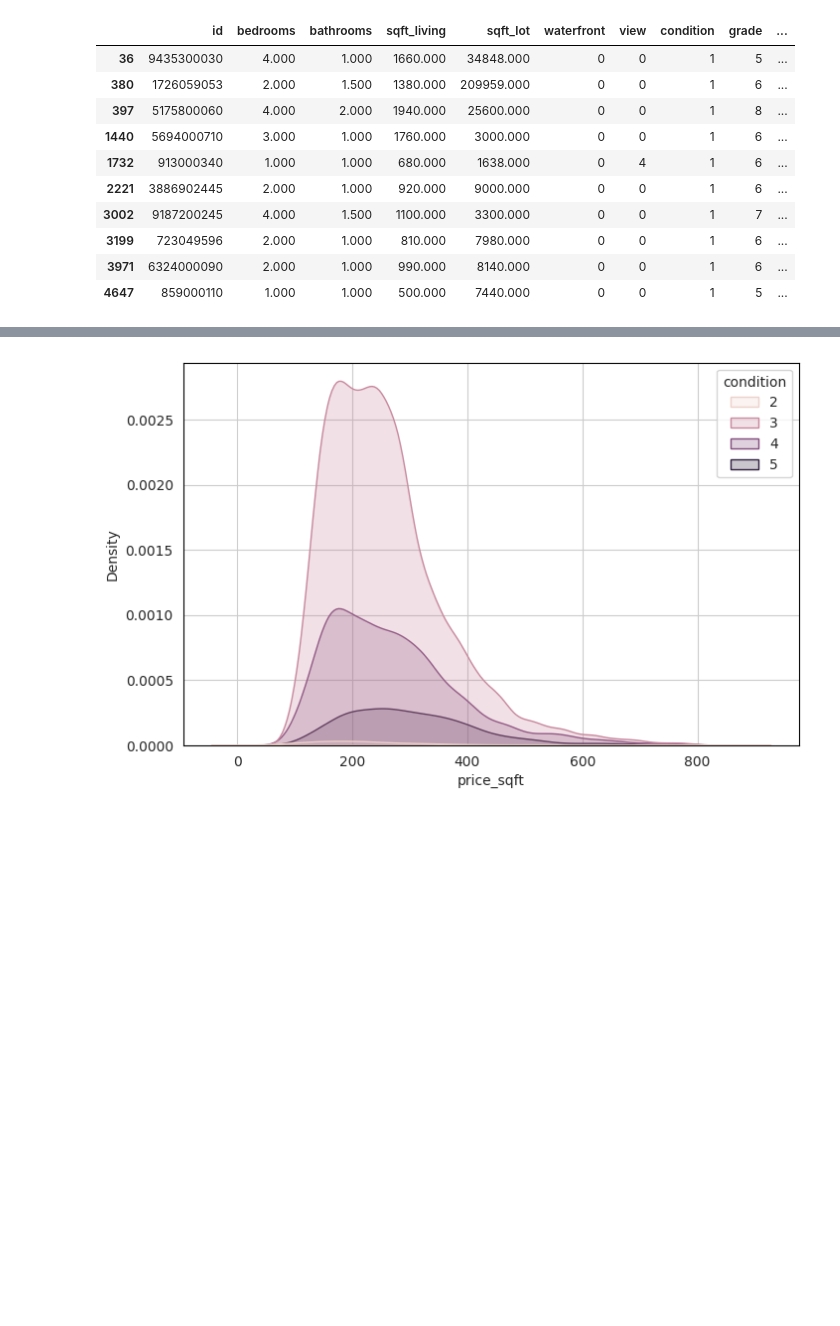
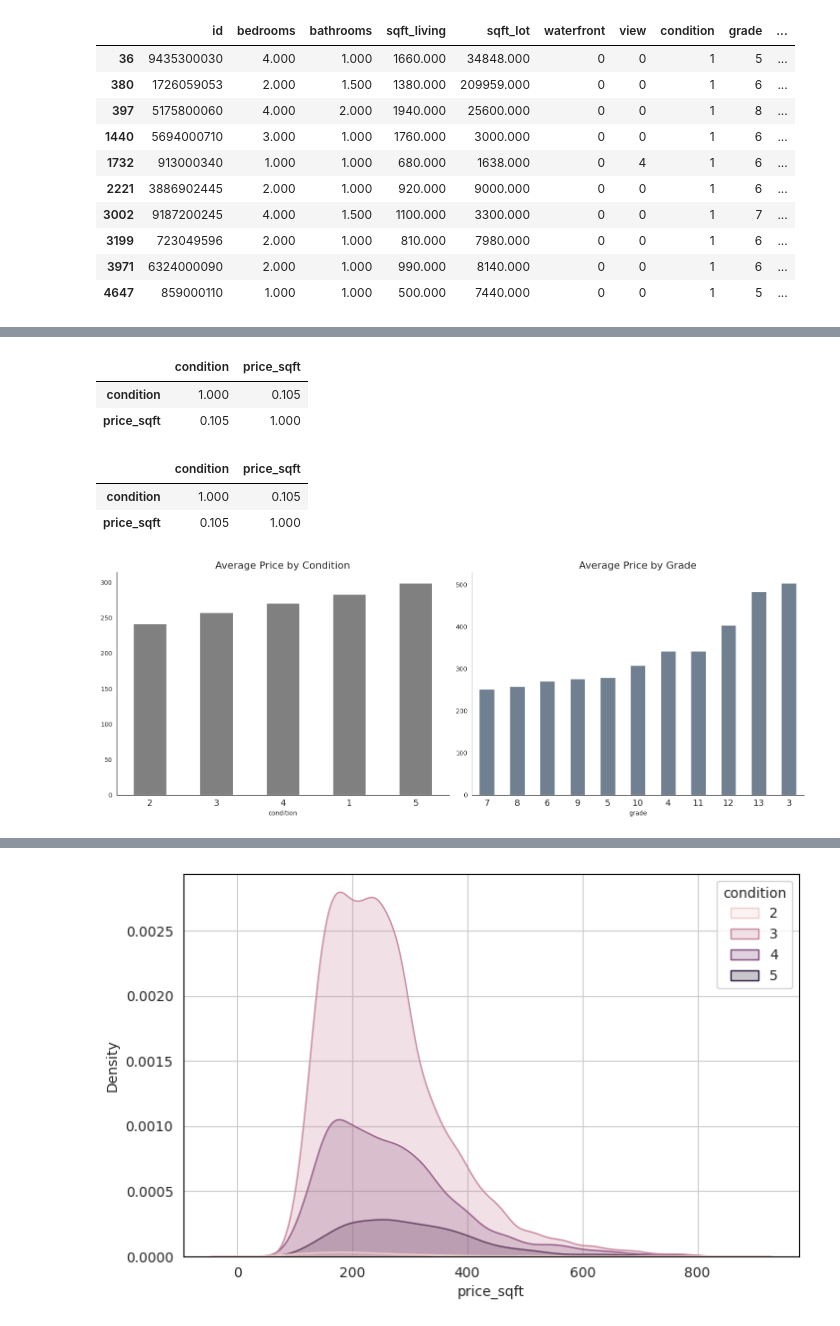
Before and after one commit to ozzienobayrak/housing_market, a Jupyter notebook: housingmarket_project.ipynb, the cells around one changed output, grey strips where cells are left out. Saved outputs shown, nothing was run; the diff lists cells and outputs as text; code cells hidden in the pictures; blank space fills up the shorter version.

```diff
--- a/housingmarket_project.ipynb
+++ b/housingmarket_project.ipynb
@@ -726 +731,44 @@ df=df[df['condition'] != 1] #filtering rows with condition=1
+# %%
+df[['condition', 'price_sqft']].corr()
+# %% [output]
+|  | condition | price_sqft |
+| condition | 1.000 | 0.105 |
+| price_sqft | 0.105 | 1.000 |
+# %%
+df1[['condition', 'price_sqft']].corr()
+# %% [output]
+|  | condition | price_sqft |
+| condition | 1.000 | 0.105 |
+| price_sqft | 0.105 | 1.000 |
+# %%
+fig, ax=plt.subplots(1, 2, figsize=(16, 6))
+
+df_or.groupby('condition')['price_sqft'].mean().sort_values(ascending=True).plot(
+    kind='bar', color='gray', ax=ax[0])
+
+ax[0].set_title("Average Price by Condition", size=16)
+#plt.xlabel("Condition")
+#plt.ylabel("Average Price")
+ax[0].set_xticklabels(ax[0].get_xticklabels(), rotation=0, size=14)
+ax[0].grid(False)
+ax[0].spines['top'].set_visible(False)
+ax[0].spines['right'].set_visible(False)
+
+
+df_or.groupby('grade')['price_sqft'].mean().sort_values(ascending=True).plot(
+    kind='bar', color='slategrey', ax=ax[1])
+
+ax[1].set_title("Average Price by Grade", size=16)
+#plt.xlabel("Condition")
+#plt.ylabel("Average Price")
+ax[1].set_xticklabels(ax[1].get_xticklabels(), rotation=0, size=14)
+ax[1].grid(False)
+ax[1].spines['top'].set_visible(False)
+ax[1].spines['right'].set_visible(False)
+
+plt.tight_layout()
+plt.savefig("avgprice_condition_grade_or", dpi=300, bbox_inches='tight')
+plt.show()
+# %% [output]
+[figure, added]
 # %%
```
Also changed, not shown: parts of 19 cells of this notebook.
